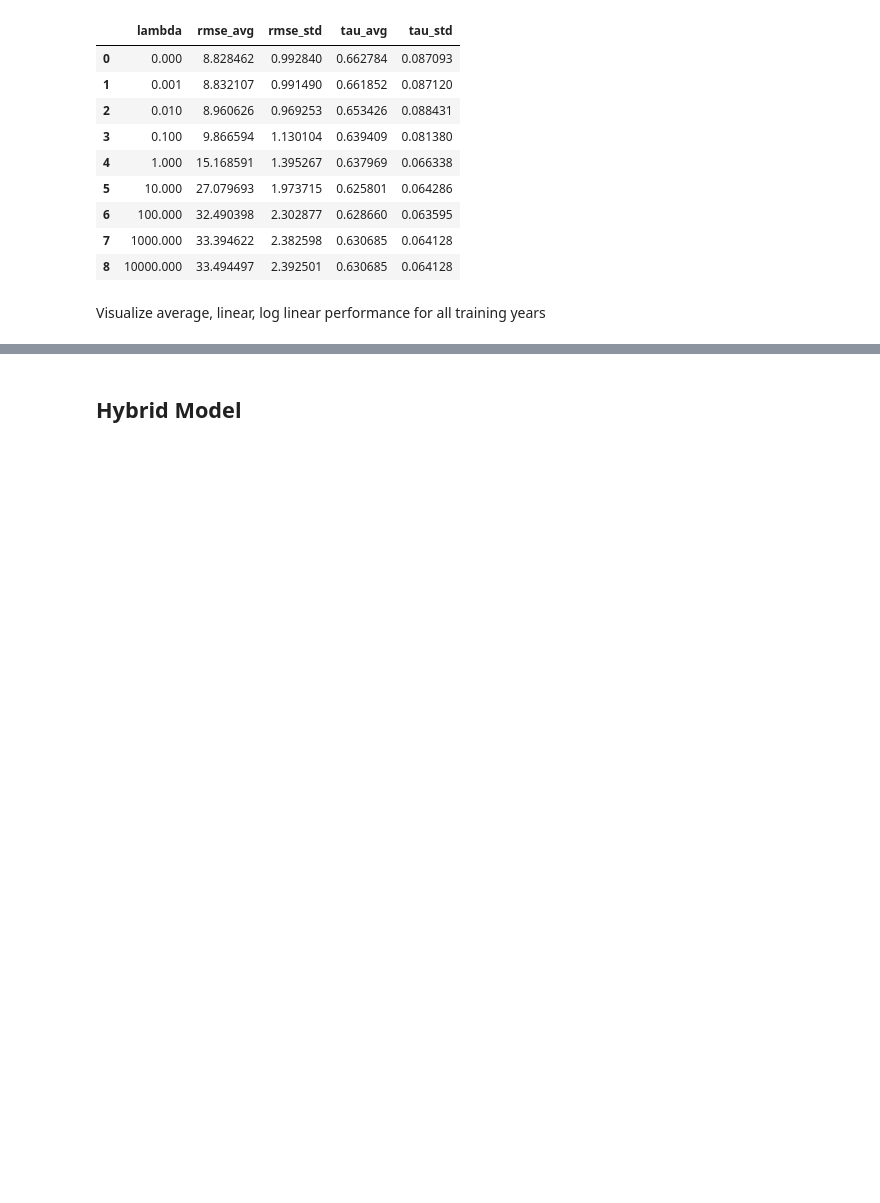
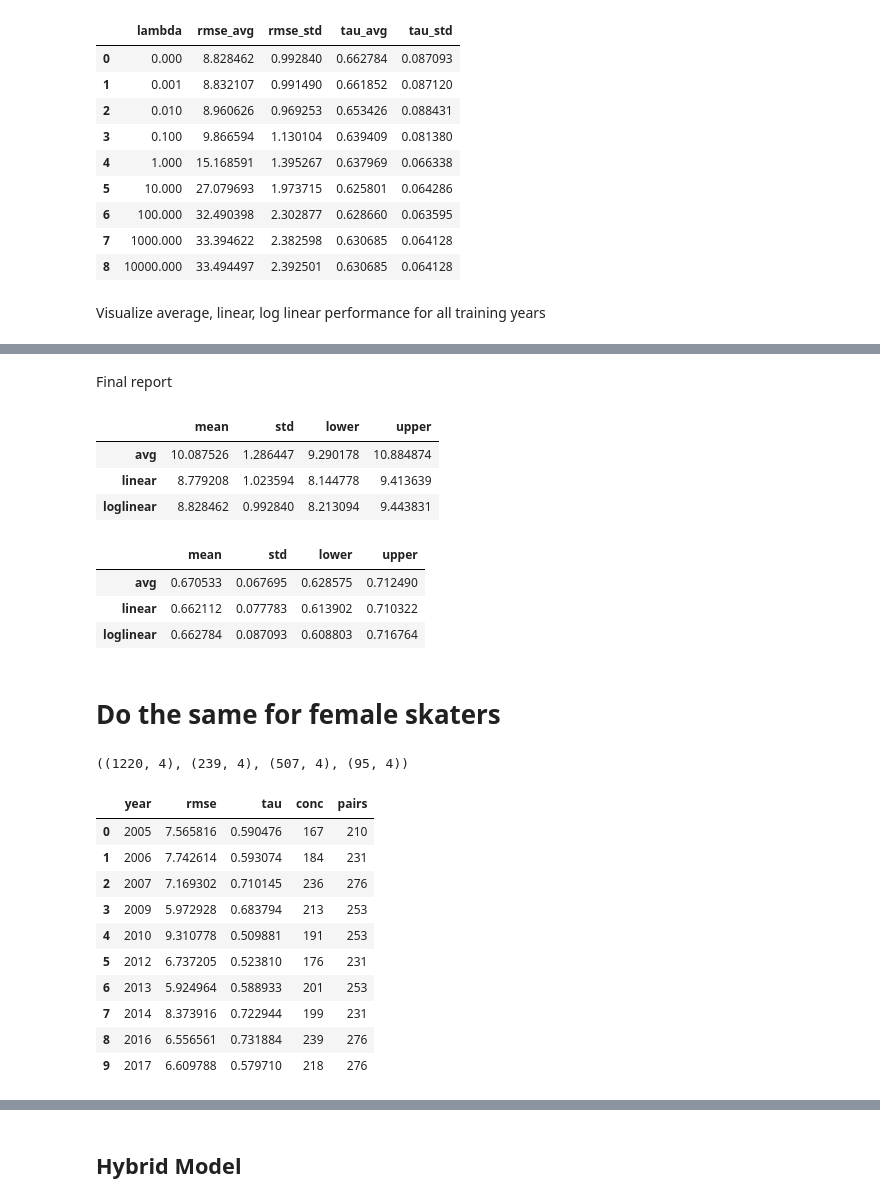
Before and after one commit to khanhnguyendata/skate_predict, a Jupyter notebook: analysis.ipynb, the cells around one changed output, grey strips where cells are left out. Drawn from its saved outputs; the diff is of its cells as text; code cells hidden in the pictures; blank space fills up the shorter version.

```diff
--- a/analysis.ipynb
+++ b/analysis.ipynb
@@ -1148,0 +1199,47 @@ plt.show()
+# %% [markdown]
+Final report
+# %%
+pd.concat([rmses_df.mean(axis=0),
+ rmses_df.std(axis=0),
+ rmses_df.mean(axis=0) - 1.96 * rmses_df.std(axis=0) / sqrt(10),
+ rmses_df.mean(axis=0) + 1.96 * rmses_df.std(axis=0) / sqrt(10)],
+keys=['mean', 'std', 'lower', 'upper'], axis=1)
+# %% [output]
+|  | mean | std | lower | upper |
+| avg | 10.087526 | 1.286447 | 9.290178 | 10.884874 |
+| linear | 8.779208 | 1.023594 | 8.144778 | 9.413639 |
+| loglinear | 8.828462 | 0.992840 | 8.213094 | 9.443831 |
+# %%
+pd.concat([taus_df.mean(axis=0),
+ taus_df.std(axis=0),
+ taus_df.mean(axis=0) - 1.96 * taus_df.std(axis=0) / sqrt(10),
+ taus_df.mean(axis=0) + 1.96 * taus_df.std(axis=0) / sqrt(10)],
+keys=['mean', 'std', 'lower', 'upper'], axis=1)
+# %% [output]
+|  | mean | std | lower | upper |
+| avg | 0.670533 | 0.067695 | 0.628575 | 0.712490 |
+| linear | 0.662112 | 0.077783 | 0.613902 | 0.710322 |
+| loglinear | 0.662784 | 0.087093 | 0.608803 | 0.716764 |
+# %% [markdown]
+# Do the same for female skaters
+# %%
+fseason_train, fworld_train, fseason_test, fworld_test = train_test_split(female_scores, train_years, test_years)
+fseason_train.shape, fworld_train.shape, fseason_test.shape, fworld_test.shape
+# %% [output]
+((1220, 4), (239, 4), (507, 4), (95, 4))
+# %%
+favg = AverageScore()
+favg_train_eval = favg.evaluate_over_years(train_years, fseason_train, fworld_train)
+favg_train_eval
+# %% [output]
+|  | year | rmse | tau | conc | pairs |
+| 0 | 2005 | 7.565816 | 0.590476 | 167 | 210 |
+| 1 | 2006 | 7.742614 | 0.593074 | 184 | 231 |
+| 2 | 2007 | 7.169302 | 0.710145 | 236 | 276 |
+| 3 | 2009 | 5.972928 | 0.683794 | 213 | 253 |
+| 4 | 2010 | 9.310778 | 0.509881 | 191 | 253 |
+| 5 | 2012 | 6.737205 | 0.523810 | 176 | 231 |
+| 6 | 2013 | 5.924964 | 0.588933 | 201 | 253 |
+| 7 | 2014 | 8.373916 | 0.722944 | 199 | 231 |
+| 8 | 2016 | 6.556561 | 0.731884 | 239 | 276 |
+| 9 | 2017 | 6.609788 | 0.579710 | 218 | 276 |
```
Also changed, not shown: parts of 11 cells of this notebook.
